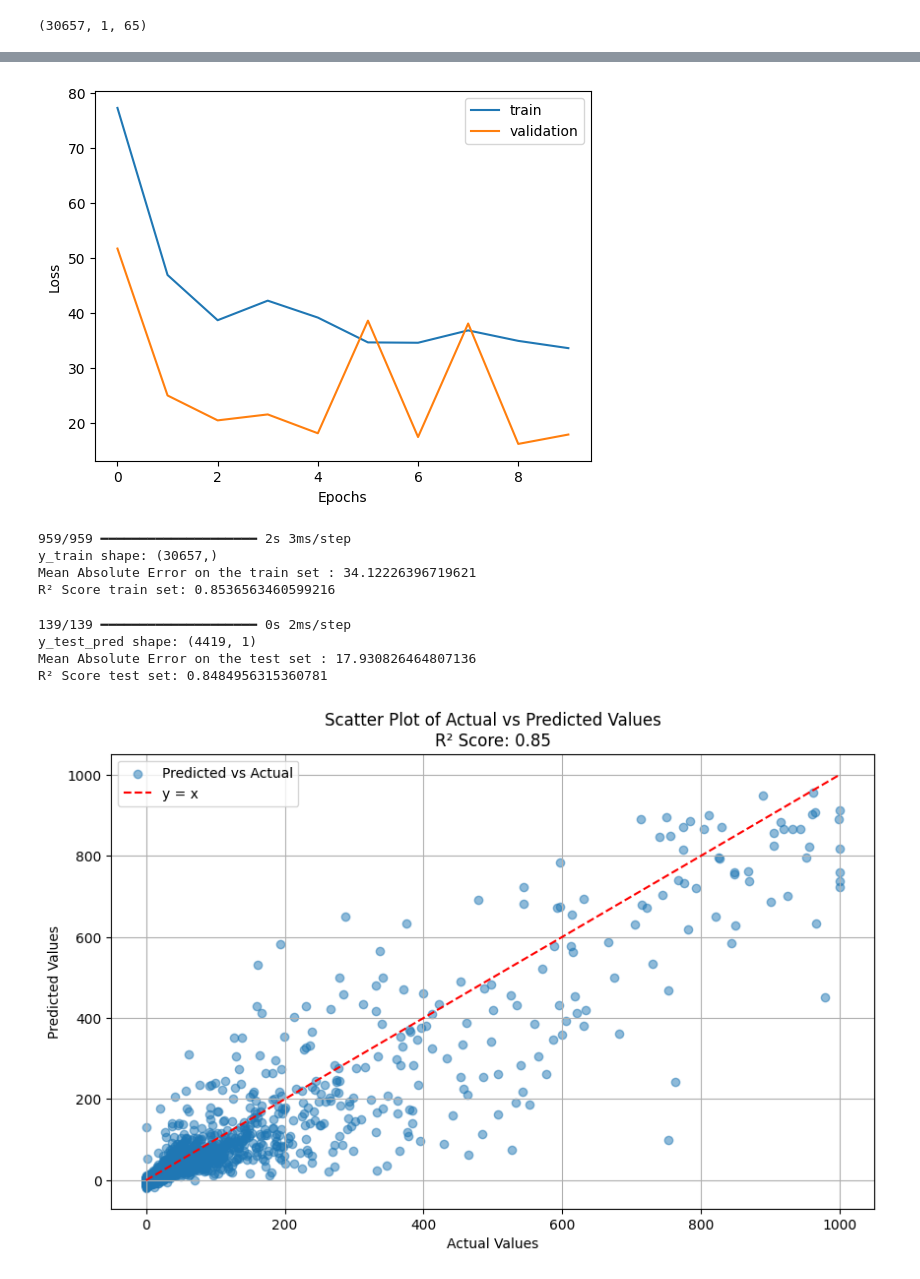
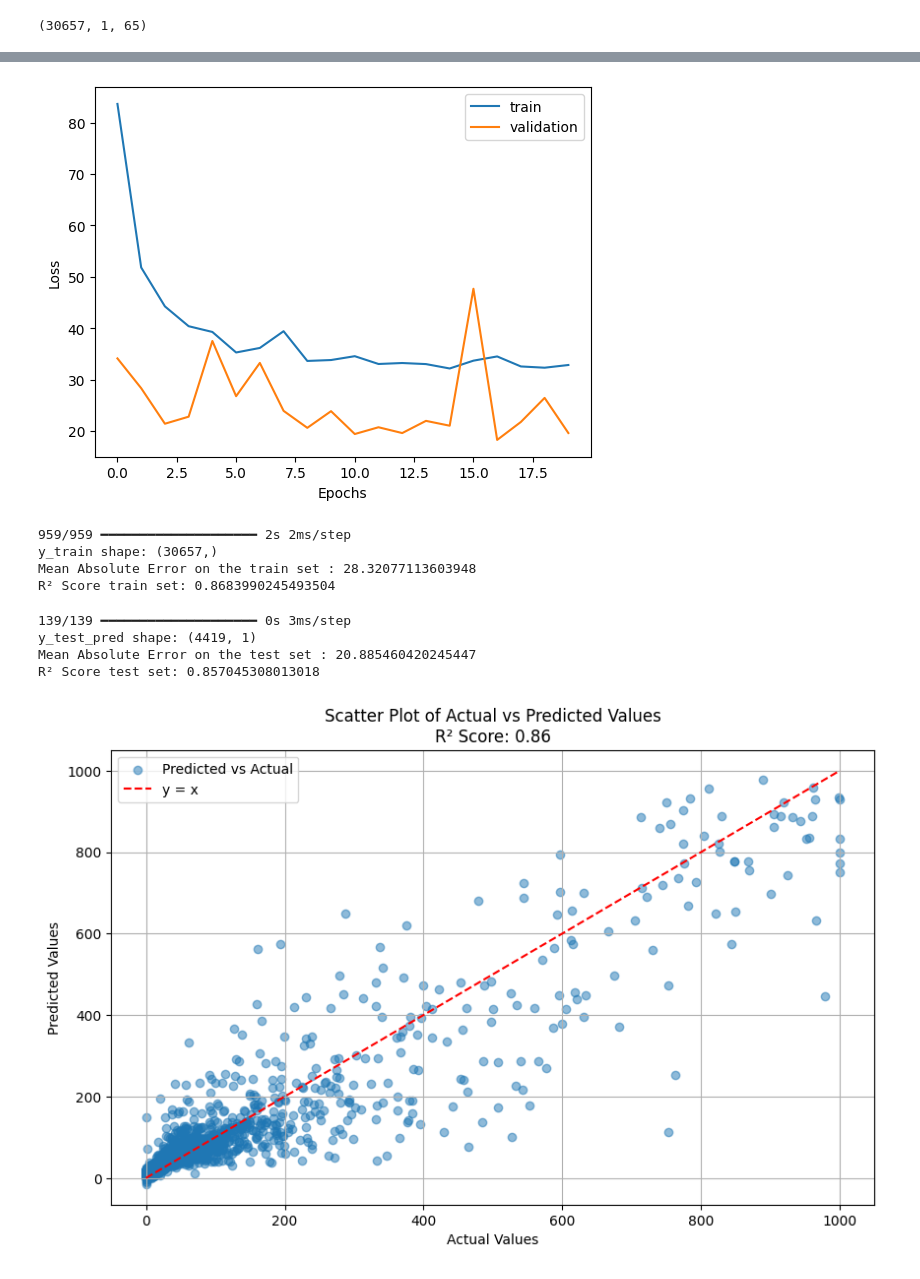
Before and after one commit to kevakba/BESS, a Jupyter notebook: Notebooks/5. LSTM modeling.ipynb, the cells around one changed output, grey strips where cells are left out. Drawn from its saved outputs; the diff is of its cells as text; code cells hidden in the pictures.

Commit message:
corrected validation data split in model

```diff
--- a/Notebooks/5. LSTM modeling.ipynb
+++ b/Notebooks/5. LSTM modeling.ipynb
@@ -136,5 +136,5 @@ Model: "sequential_2"
  Non-trainable params: 0 (0.00 B)
 # %%
 # Fit the model
-history = model.fit(X_train, y_train, epochs=10, batch_size=128, validation_data=(X_test, y_test), verbose=2)
+history = model.fit(X_train, y_train, epochs=20, batch_size=128, verbose=2, validation_split=0.2)
 # %% [output]
@@ -166,10 +163,10 @@ plt.ylabel('Loss')
 plt.legend()
 plt.show()
 # %% [output]
-[figure, old version]
+[figure, new version]
 # %%
 y_train_pred = model.predict(X_train)
-
+y_train_pred = y_train_pred.reshape(-1, 1)
 mae = mean_absolute_error(y_train, y_train_pred)
 r2 = r2_score(y_train, y_train_pred)
 
@@ -177,13 +174,13 @@ print('y_train shape:', y_train.shape)
 print(f'Mean Absolute Error on the train set : {mae}')
 print(f"R² Score train set: {r2}")
 # %% [output]
-959/959 ━━━━━━━━━━━━━━━━━━━━ 2s 3ms/step
+959/959 ━━━━━━━━━━━━━━━━━━━━ 2s 2ms/step
 y_train shape: (30657,)
-Mean Absolute Error on the train set : 34.12226396719621
-R² Score train set: 0.8536563460599216
+Mean Absolute Error on the train set : 28.32077113603948
+R² Score train set: 0.8683990245493504
 # %%
 y_test_pred = model.predict(X_test)
-
+y_test_pred = y_test_pred.reshape(-1, 1)
 mae = mean_absolute_error(y_test, y_test_pred)
 r2 = r2_score(y_test, y_test_pred)
 
@@ -191,23 +188,23 @@ print('y_test_pred shape:', y_test_pred.shape)
 print(f'Mean Absolute Error on the test set : {mae}')
 print(f"R² Score test set: {r2}")
 # %% [output]
-139/139 ━━━━━━━━━━━━━━━━━━━━ 0s 2ms/step
+139/139 ━━━━━━━━━━━━━━━━━━━━ 0s 3ms/step
 y_test_pred shape: (4419, 1)
-Mean Absolute Error on the test set : 17.930826464807136
-R² Score test set: 0.8484956315360781
+Mean Absolute Error on the test set : 20.885460420245447
+R² Score test set: 0.857045308013018
 # %%
 # Create a scatter plot
 plt.figure(figsize=(10, 6))
-plt.scatter(y_test, y_pred, alpha=0.5, label='Predicted vs Actual')
+plt.scatter(y_test, y_test_pred, alpha=0.5, label='Predicted vs Actual')
 plt.plot([min(y_test), max(y_test)], [min(y_test), max(y_test)], color='red', linestyle='--', label='y = x')
 plt.xlabel('Actual Values')
 plt.ylabel('Predicted Values')
 plt.title(f'Scatter Plot of Actual vs Predicted Values\nR² Score: {r2:.2f}')
 plt.legend()
 plt.grid(True)
 plt.show()
 # %% [output]
-[figure, old version]
+[figure, new version]
 # %%
 results_df = pd.DataFrame({'y_test':y_test, 'y_test_pred':y_test_pred.flatten()})
 results_df.head()
```
Also changed, not shown: parts of 7 cells of this notebook.
